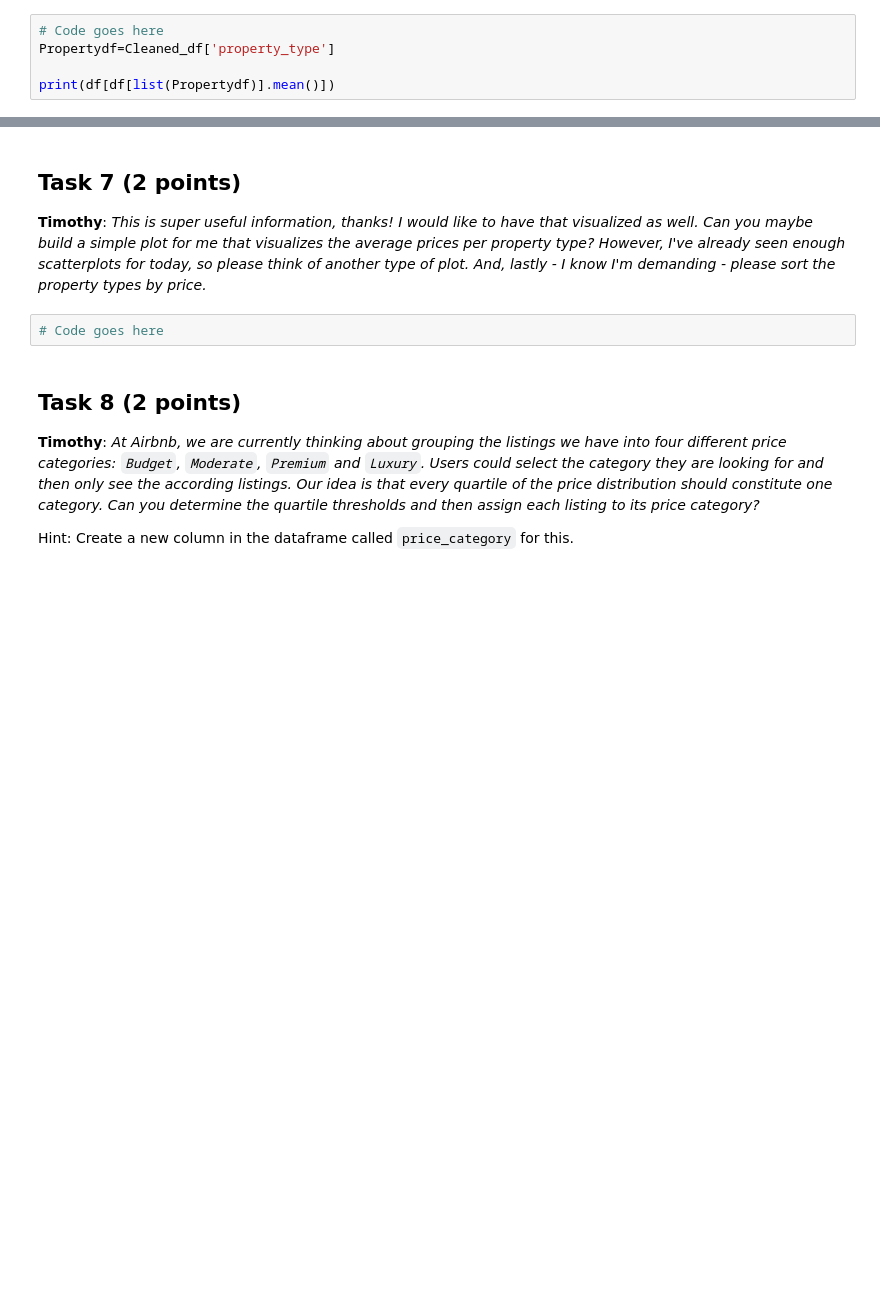
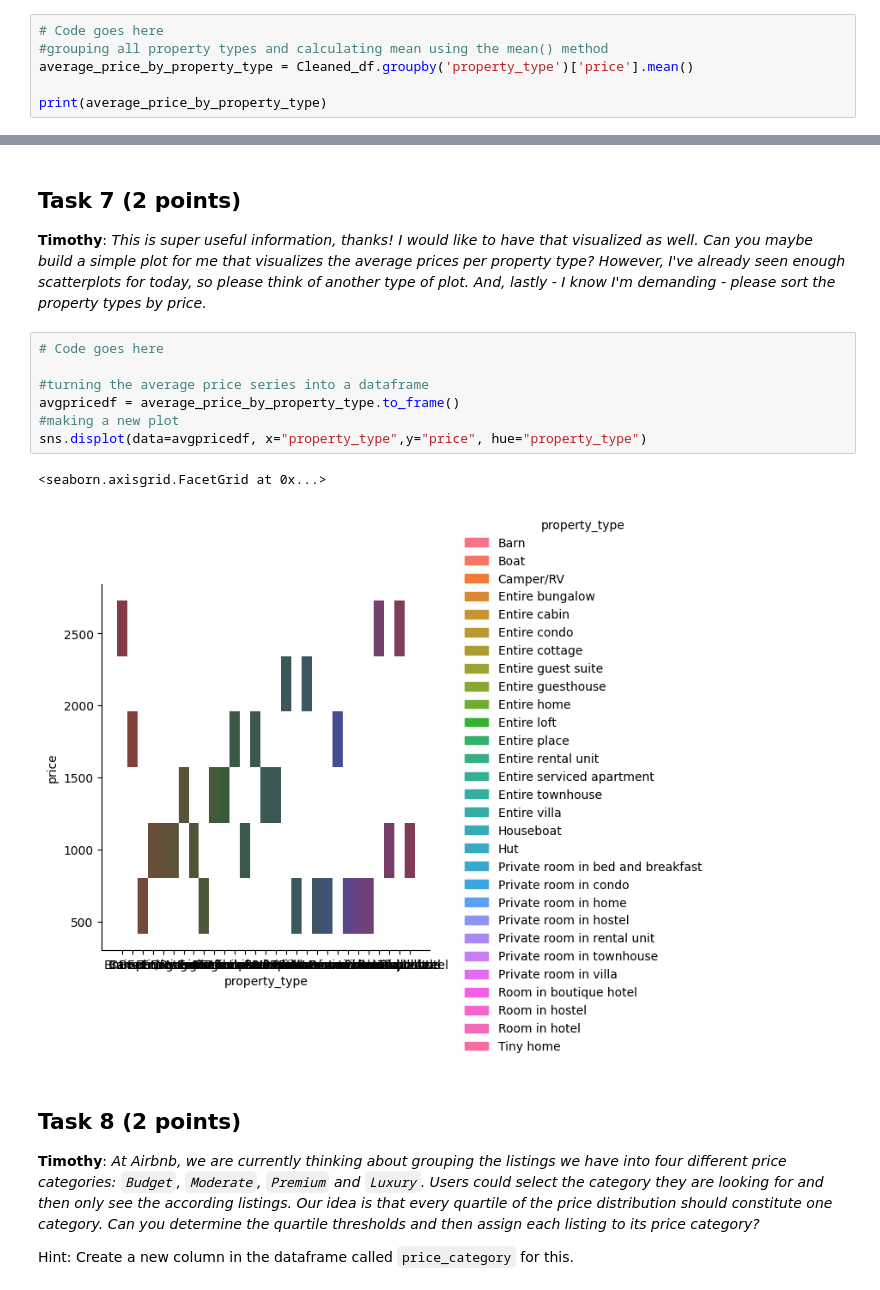
Before and after one commit to ravn12x/CBS-PROG, a Jupyter notebook: Programming/CBS-PROG/Mandatory assignement/DTDDB (2024) Mandatory Assignment 1.ipynb, the cells around one changed output, grey strips where cells are left out. Saved outputs shown, nothing was run; the diff lists cells and outputs as text; blank space fills up the shorter version.

```diff
--- a/Programming/CBS-PROG/Mandatory assignement/DTDDB (2024) Mandatory Assignment 1.ipynb
+++ b/Programming/CBS-PROG/Mandatory assignement/DTDDB (2024) Mandatory Assignment 1.ipynb
@@ -253,7 +253,8 @@ Many of the low amenity listings are above the fitted line so there seems to be
 __Timothy__: _Well, it looks like other variables have a influence on the price as well. Maybe we should check out the property type - I could imagine that this plays a key role in determining the price of a listing. Can you find out the average price for every property type for me?_
 # %%
 # Code goes here
-Propertydf=Cleaned_df['property_type']
+#grouping all property types and calculating mean using the mean() method
+average_price_by_property_type = Cleaned_df.groupby('property_type')['price'].mean()
 
-print(df[df[list(Propertydf)].mean()])
+print(average_price_by_property_type)
 # %% [output]
@@ -268,6 +285,14 @@ Answer goes here
 __Timothy__: _This is super useful information, thanks! I would like to have that visualized as well. Can you maybe build a simple plot for me that visualizes the average prices per property type? However, I've already seen enough scatterplots for today, so please think of another type of plot. And, lastly - I know I'm demanding - please sort the property types by price._
 # %%
 # Code goes here
+
+#turning the average price series into a dataframe
+avgpricedf = average_price_by_property_type.to_frame()
+#making a new plot
+sns.displot(data=avgpricedf, x="property_type",y="price", hue="property_type")
+# %% [output]
+<seaborn.axisgrid.FacetGrid at 0x...>
+[figure, added]
 # %% [markdown]
 ## Task 8 (2 points)
 
```
Also changed, not shown: parts of 7 cells of this notebook, 1 other file.
